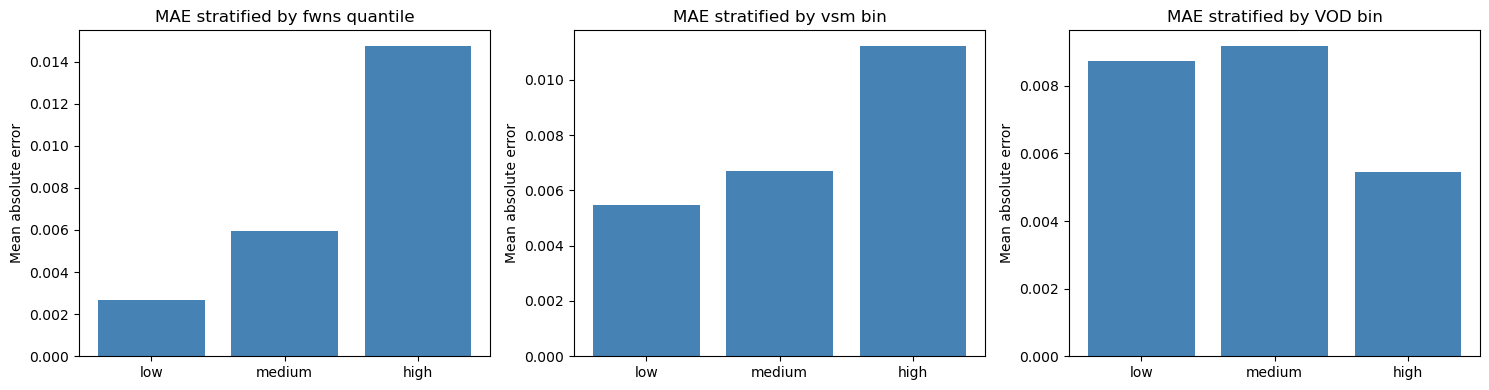
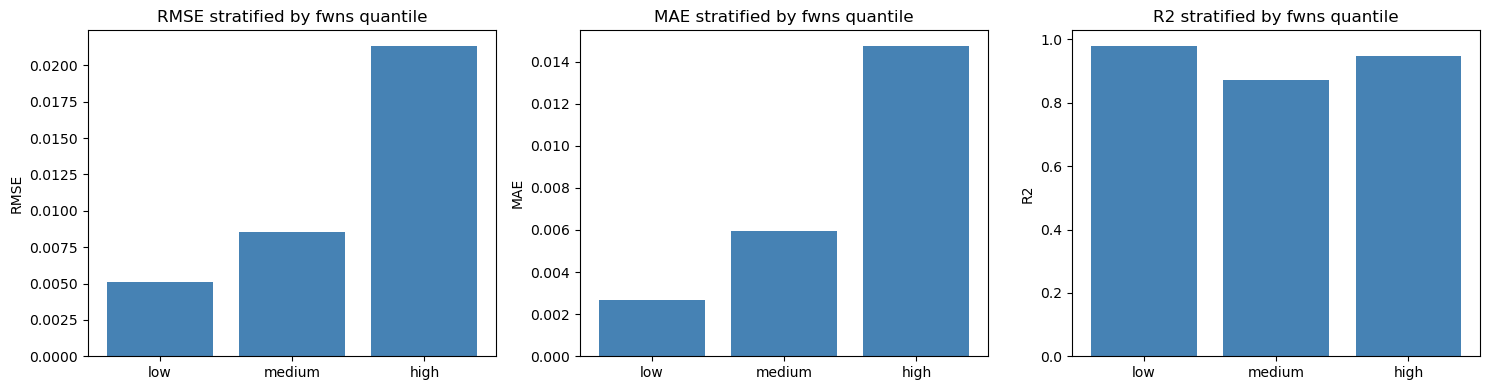
Code edit (unified diff) that turned the first committed figure into the second:
--- before
+++ after
@@ -1,24 +1,42 @@
-# Stratified residuals by fwns quantile, vsm, and VOD
-# High MAE in specific strata points to regime-dependent model weaknesses
+# Stratified metrics by fwns quantile
+# High errors in specific strata point to regime-dependent model weaknesses
 err_df = pd.DataFrame({
     'true': y_err_true.values,
     'pred': y_err_pred,
+    'residuals': residuals,
     'abs_error': np.abs(residuals),
 }, index=test_idx)
-err_df['vsm'] = df_raw.loc[test_idx, 'vsm'].values
-err_df['VOD'] = df_raw.loc[test_idx, 'VOD'].values
 
 err_df['fwns_bin'] = pd.qcut(err_df['true'], q=3, labels=['low', 'medium', 'high'])
-err_df['vsm_bin']  = pd.qcut(err_df['vsm'],  q=3, labels=['low', 'medium', 'high'])
-err_df['vod_bin']  = pd.qcut(err_df['VOD'],  q=3, labels=['low', 'medium', 'high'])
+
+# Calculate metrics by fwns quantile
+metrics = {}
+for name in ['RMSE', 'MAE', 'R2']:
+    metrics[name] = []
+
+# Global mean for R2 calculation
+global_mean = err_df['true'].mean()
+
+for fwns_group in ['low', 'medium', 'high']:
+    mask = err_df['fwns_bin'] == fwns_group
+    group_true = err_df.loc[mask, 'true']
+    group_residuals = err_df.loc[mask, 'residuals']
+
+    rmse = np.sqrt(np.mean(group_residuals**2))
+    mae = np.mean(np.abs(group_residuals))
+    ss_res = np.sum(group_residuals**2)
+    ss_tot = np.sum((group_true - global_mean)**2)
+    r2 = 1 - (ss_res / ss_tot) if ss_tot > 0 else 0
+
+    metrics['RMSE'].append(rmse)
+    metrics['MAE'].append(mae)
+    metrics['R2'].append(r2)
 
 fig, axes = plt.subplots(1, 3, figsize=(15, 4))
-for ax, col, title in zip(axes,
-                           ['fwns_bin', 'vsm_bin', 'vod_bin'],
-                           ['fwns quantile', 'vsm bin', 'VOD bin']):
-    grp = err_df.groupby(col, observed=True)['abs_error'].mean()
-    ax.bar(grp.index.astype(str), grp.values, color='steelblue')
-    ax.set_ylabel('Mean absolute error')
-    ax.set_title(f'MAE stratified by {title}')
+fwns_labels = ['low', 'medium', 'high']
+for ax, metric in zip(axes, ['RMSE', 'MAE', 'R2']):
+    ax.bar(fwns_labels, metrics[metric], color='steelblue')
+    ax.set_ylabel(metric)
+    ax.set_title(f'{metric} stratified by fwns quantile')
 plt.tight_layout()
 plt.show()

Commit: Updated error analysis